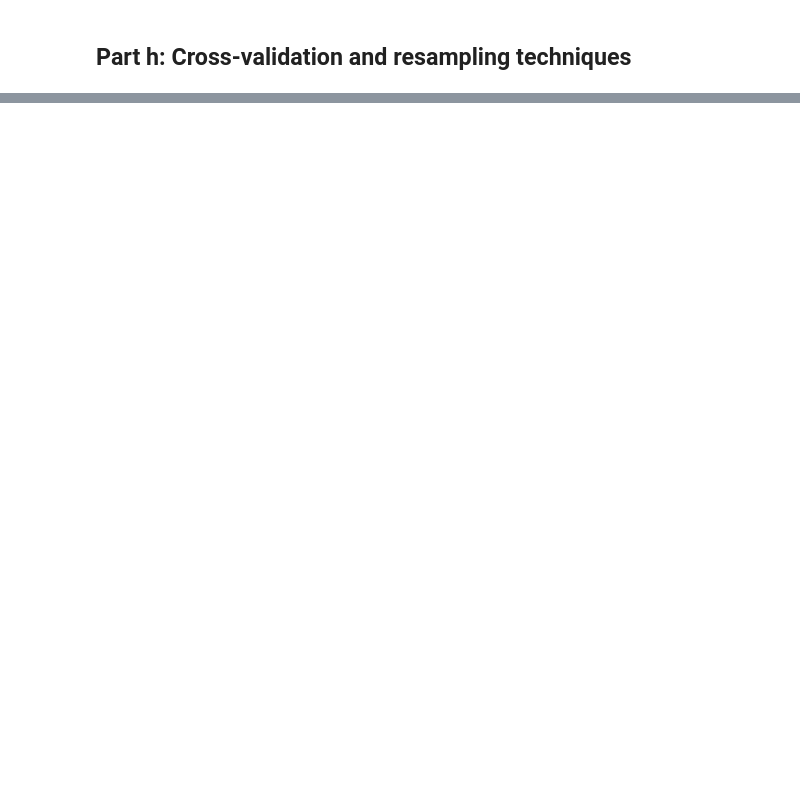
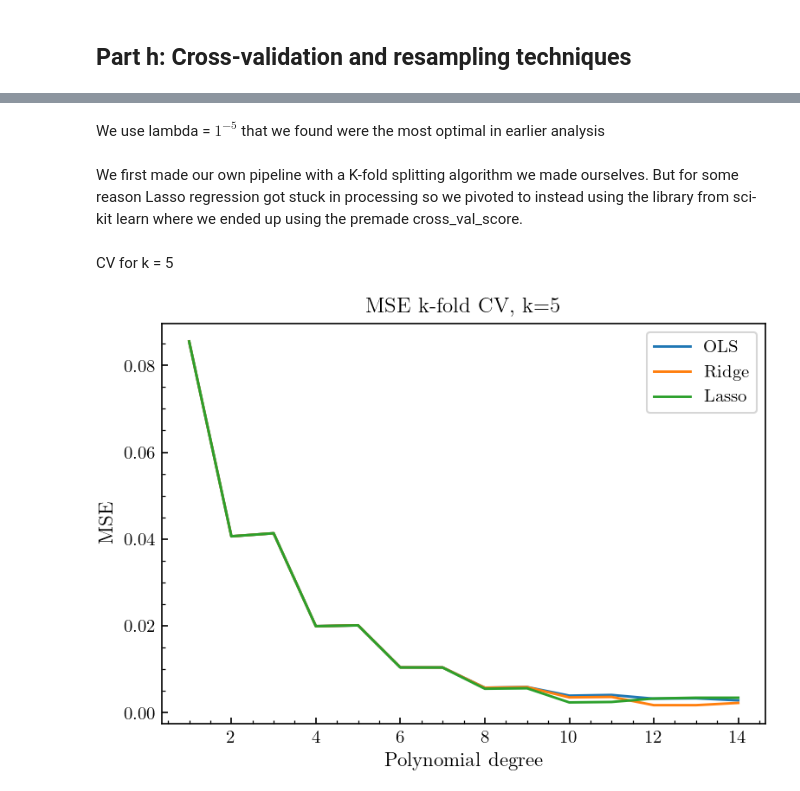
Before and after one commit to egil10/FYSSTK3155, a Jupyter notebook: PROJECT 1/Code/Exh.ipynb, the cells around one changed output, grey strips where cells are left out. Drawn from its saved outputs; the diff is of its cells as text; code cells hidden in the pictures; blank space fills up the shorter version.

```diff
--- a/PROJECT 1/Code/Exh.ipynb
+++ b/PROJECT 1/Code/Exh.ipynb
@@ -28,3 +30,3 @@ from Set_latex_params import set_mpl_latex_style
 # %%
 #Prepare data
-x, y, _, _, _, _, y_noisy = prepare_data(n=100)
+X, y, _, _, _, _, y_noisy = prepare_data(n=100)
@@ -159,0 +33,66 @@ KeyboardInterrupt:
+# %% [markdown]
+We use lambda = $1^{-5}$ that we found were the most optimal in earlier analysis
+# %% [markdown]
+We first made our own pipeline with a K-fold splitting algorithm we made ourselves. But for some reason Lasso regression got stuck in processing so we pivoted to instead using the library from sci-kit learn where we ended up using the premade cross_val_score.
+# %% [markdown]
+CV for k = 5
+# %%
+X = x.reshape(-1, 1)
+
+rs = 6114
+kfold = KFold(n_splits=5, shuffle=True, random_state=rs)
+degrees = range(1, 15)
+alpha_fixed = 1e-5
+
+rows = []
+
+mses_ols = []
+mses_ridge = []
+mses_lasso = []
+
+for deg in degrees:
+    poly = PolynomialFeatures(degree=deg, include_bias=False)
+    scale = StandardScaler()
+
+    # OLS
+    ols_pipe = Pipeline([
+        ("poly", poly),
+        ("scale", scale),
+        ("ols", LinearRegression())
+    ])
+    ols_scores = cross_val_score(ols_pipe, X, y, cv=kfold, scoring="neg_mean_squared_error")
+    ols_mse = -ols_scores.mean()
+
+    # Ridge
+    ridge_pipe = Pipeline([
+        ("poly", poly),
+        ("scale", scale),
+        ("ridge", Ridge(alpha=alpha_fixed, fit_intercept=True, random_state=rs))
+    ])
+    ridge_scores = cross_val_score(ridge_pipe, X, y, cv=kfold, scoring="neg_mean_squared_error")
+    ridge_mse = -ridge_scores.mean()
+
+    # Lasso
+    lasso_pipe = Pipeline([
+        ("poly", poly),
+        ("scale", scale),
+        ("lasso", Lasso(alpha=alpha_fixed, fit_intercept=True, max_iter=10000000, random_state=rs))
+    ])
+    lasso_scores = cross_val_score(lasso_pipe, X, y, cv=kfold, scoring="neg_mean_squared_error")
+    lasso_mse = -lasso_scores.mean()
+
+    mses_ols.append(ols_mse)
+    mses_ridge.append(ridge_mse)
+    mses_lasso.append(lasso_mse)
+
+plt.plot(degrees,mses_ols,label="OLS")
+plt.plot(degrees,mses_ridge,label="Ridge")
+plt.plot(degrees,mses_lasso,label="Lasso")
+plt.xlabel("Polynomial degree")
+plt.ylabel("MSE")
+plt.title(f"MSE k-fold CV, k={5}")
+plt.legend()
+plt.savefig("Plots/mse_k_fold_5.pdf", bbox_inches="tight")
+plt.show()
+# %% [output]
+[figure, added]
```
Also changed, not shown: parts of 19 cells of this notebook, 9 other files.
